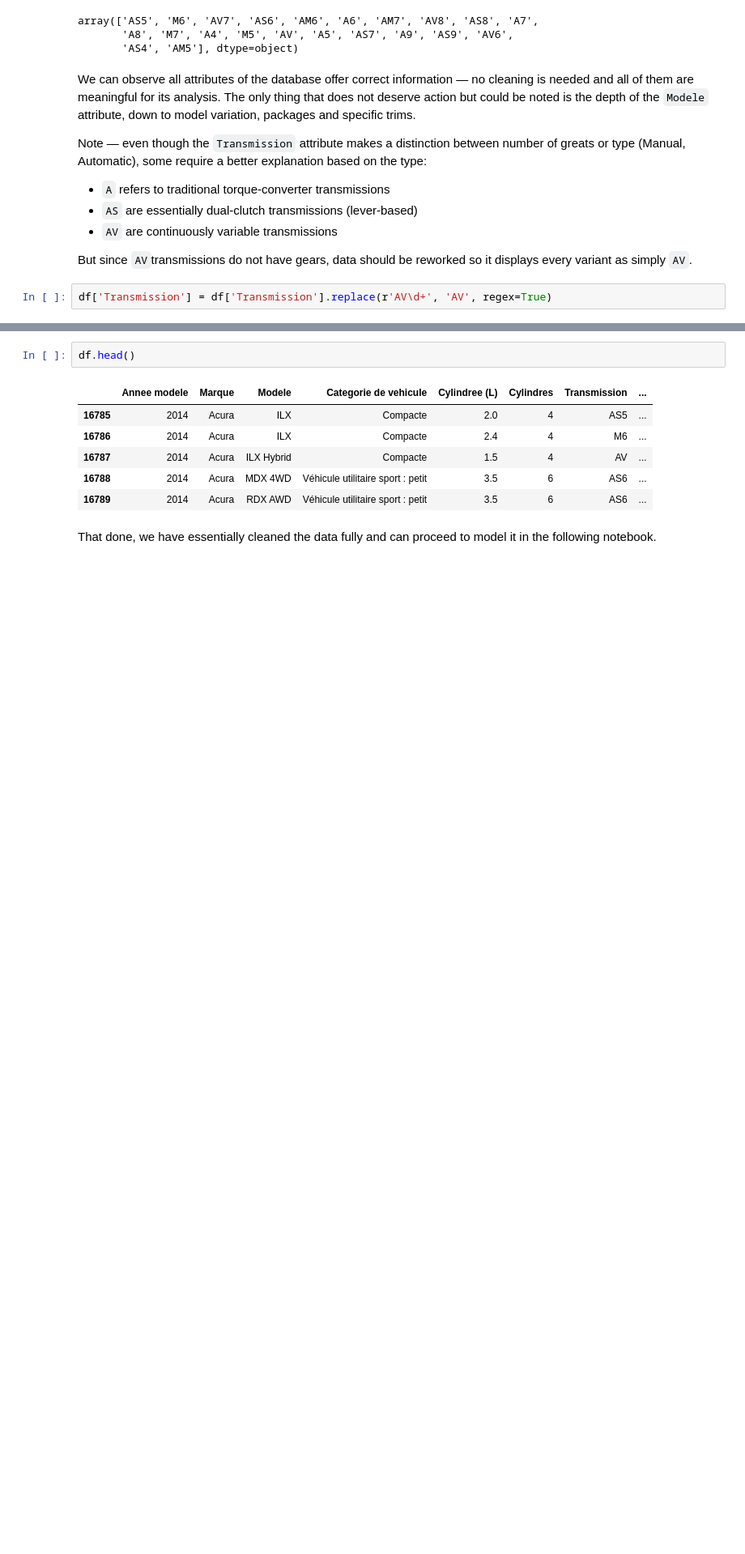
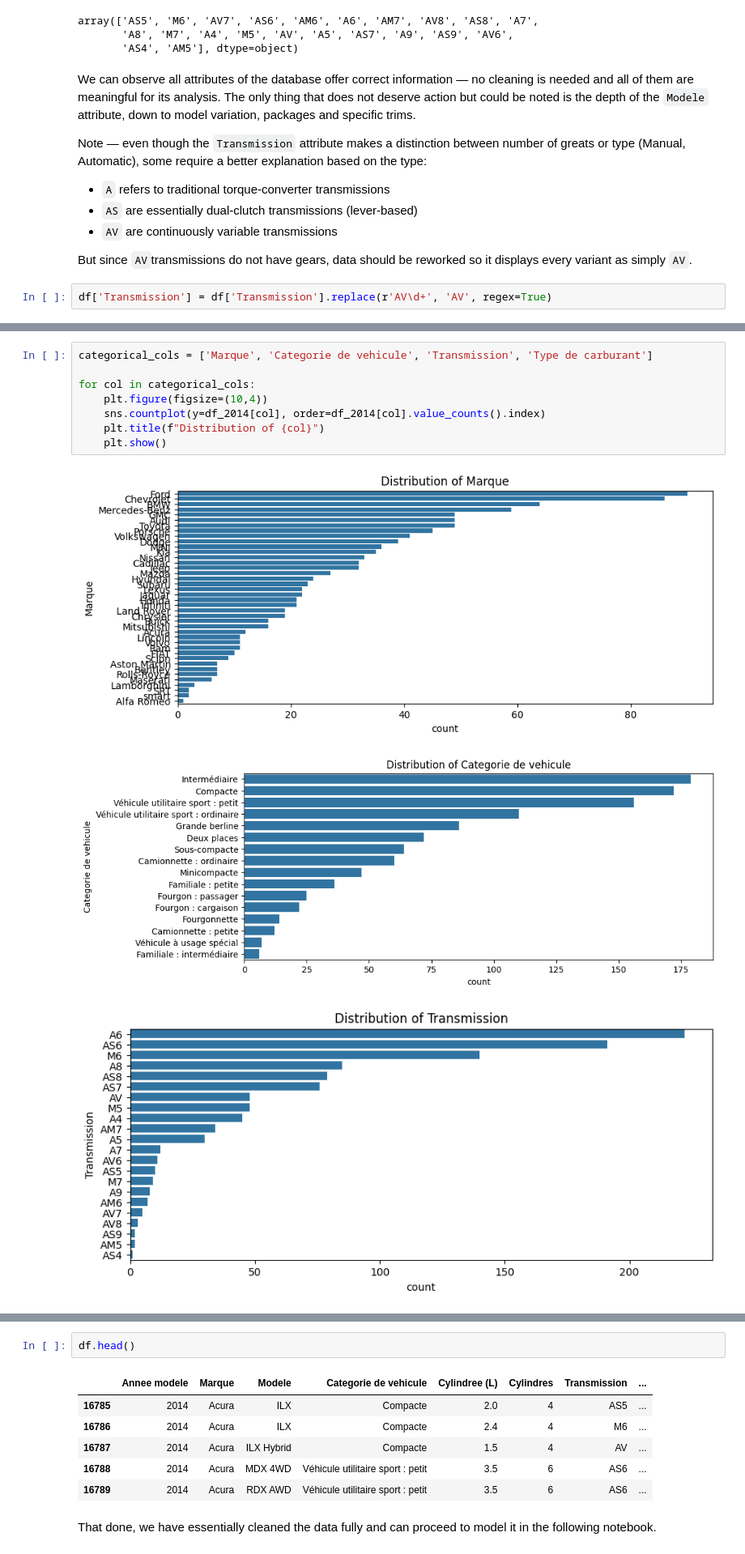
Before and after one commit to Andy-Raposo/machine-learning-learning-projects, a Jupyter notebook: canadian_fuel_consumption/notebooks/01_data_analysis.ipynb, the cells around one changed output, grey strips where cells are left out. Shown at 81% size. Drawn from its saved outputs; the diff is of its cells as text; blank space fills up the shorter version.

```diff
--- a/canadian_fuel_consumption/notebooks/01_data_analysis.ipynb
+++ b/canadian_fuel_consumption/notebooks/01_data_analysis.ipynb
@@ -113,0 +154,12 @@ df['Transmission'] = df['Transmission'].replace(r'AV\d+', 'AV', regex=True)
+# %%
+categorical_cols = ['Marque', 'Categorie de vehicule', 'Transmission', 'Type de carburant']
+
+for col in categorical_cols:
+    plt.figure(figsize=(10,4))
+    sns.countplot(y=df_2014[col], order=df_2014[col].value_counts().index)
+    plt.title(f"Distribution of {col}")
+    plt.show()
+# %% [output]
+[figure, added]
+[figure, added]
+[figure, added]
```
Also changed, not shown: parts of 9 cells of this notebook.
